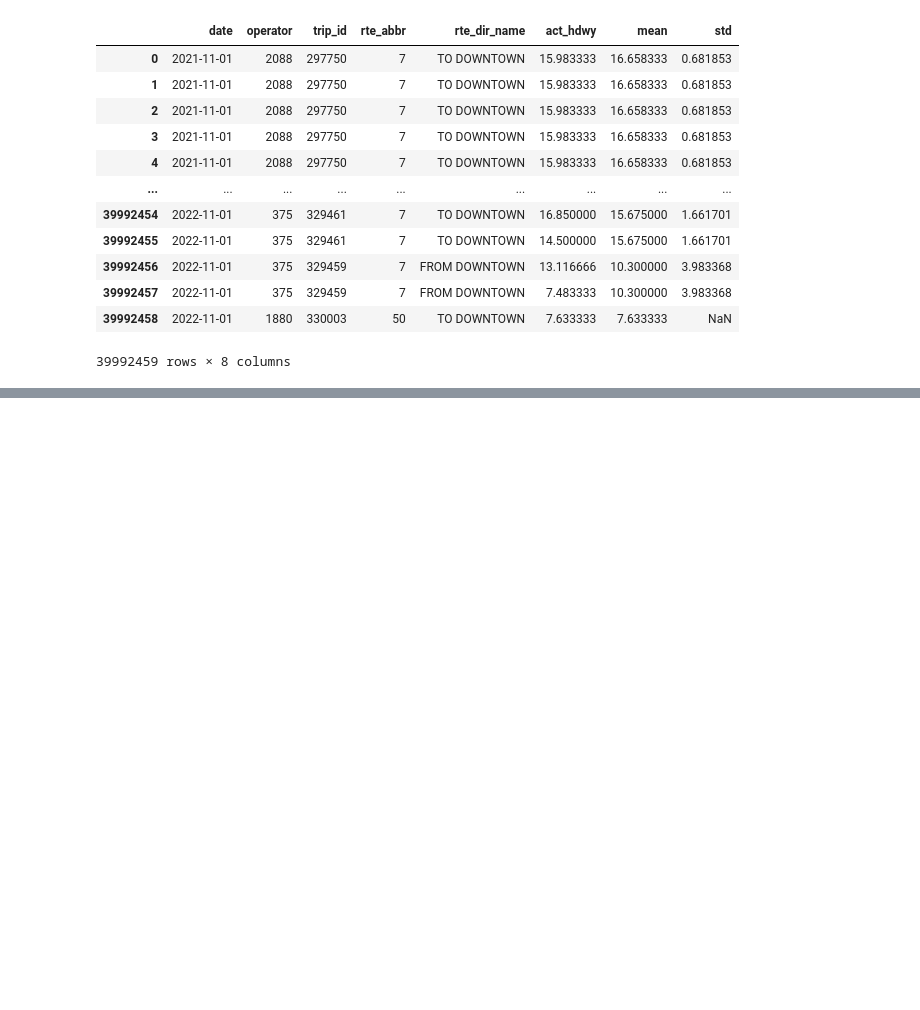
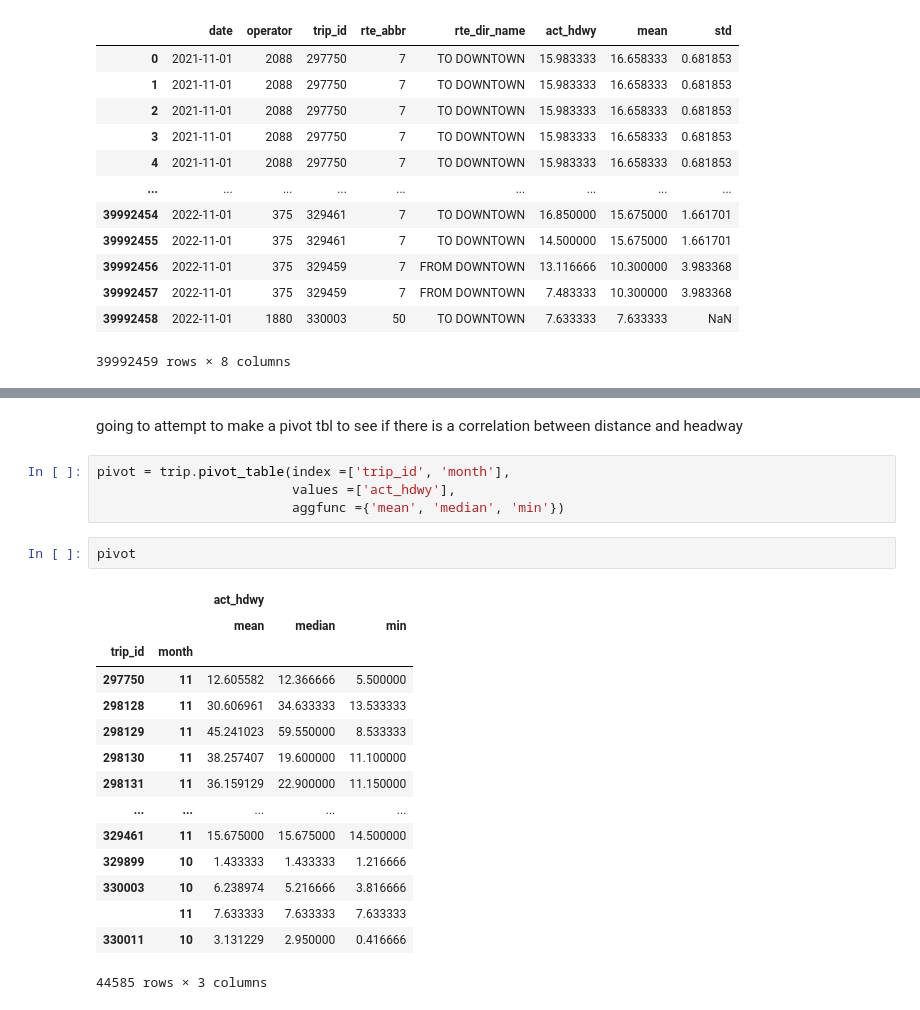
Before and after one commit to NSS-Data-Analytics-Cohort-7/wego-data-world-problems, a Jupyter notebook: notebook/wego_python-v3.ipynb, the cells around one changed output, grey strips where cells are left out. Drawn from its saved outputs; the diff is of its cells as text; blank space fills up the shorter version.

```diff
--- a/notebook/wego_python-v3.ipynb
+++ b/notebook/wego_python-v3.ipynb
@@ -252,0 +250,24 @@ going to attempt to make a pivot tbl to see if there is a correlation between di
+# %% [markdown]
+going to attempt to make a pivot tbl to see if there is a correlation between distance and headway
+# %%
+pivot = trip.pivot_table(index =['trip_id', 'month'],
+                         values =['act_hdwy'],
+                         aggfunc ={'mean', 'median', 'min'})
+# %%
+pivot
+# %% [output]
+|  |  | act_hdwy |  |  |
+|  |  | mean | median | min |
+| trip_id | month |  |  |  |
+| 297750 | 11 | 12.605582 | 12.366666 | 5.500000 |
+| 298128 | 11 | 30.606961 | 34.633333 | 13.533333 |
+| 298129 | 11 | 45.241023 | 59.550000 | 8.533333 |
+| 298130 | 11 | 38.257407 | 19.600000 | 11.100000 |
+| 298131 | 11 | 36.159129 | 22.900000 | 11.150000 |
+| ... | ... | ... | ... | ... |
+| 329461 | 11 | 15.675000 | 15.675000 | 14.500000 |
+| 329899 | 10 | 1.433333 | 1.433333 | 1.216666 |
+| 330003 | 10 | 6.238974 | 5.216666 | 3.816666 |
+|  | 11 | 7.633333 | 7.633333 | 7.633333 |
+| 330011 | 10 | 3.131229 | 2.950000 | 0.416666 |
+44585 rows × 3 columns
```
Also changed, not shown: parts of 8 cells of this notebook.
